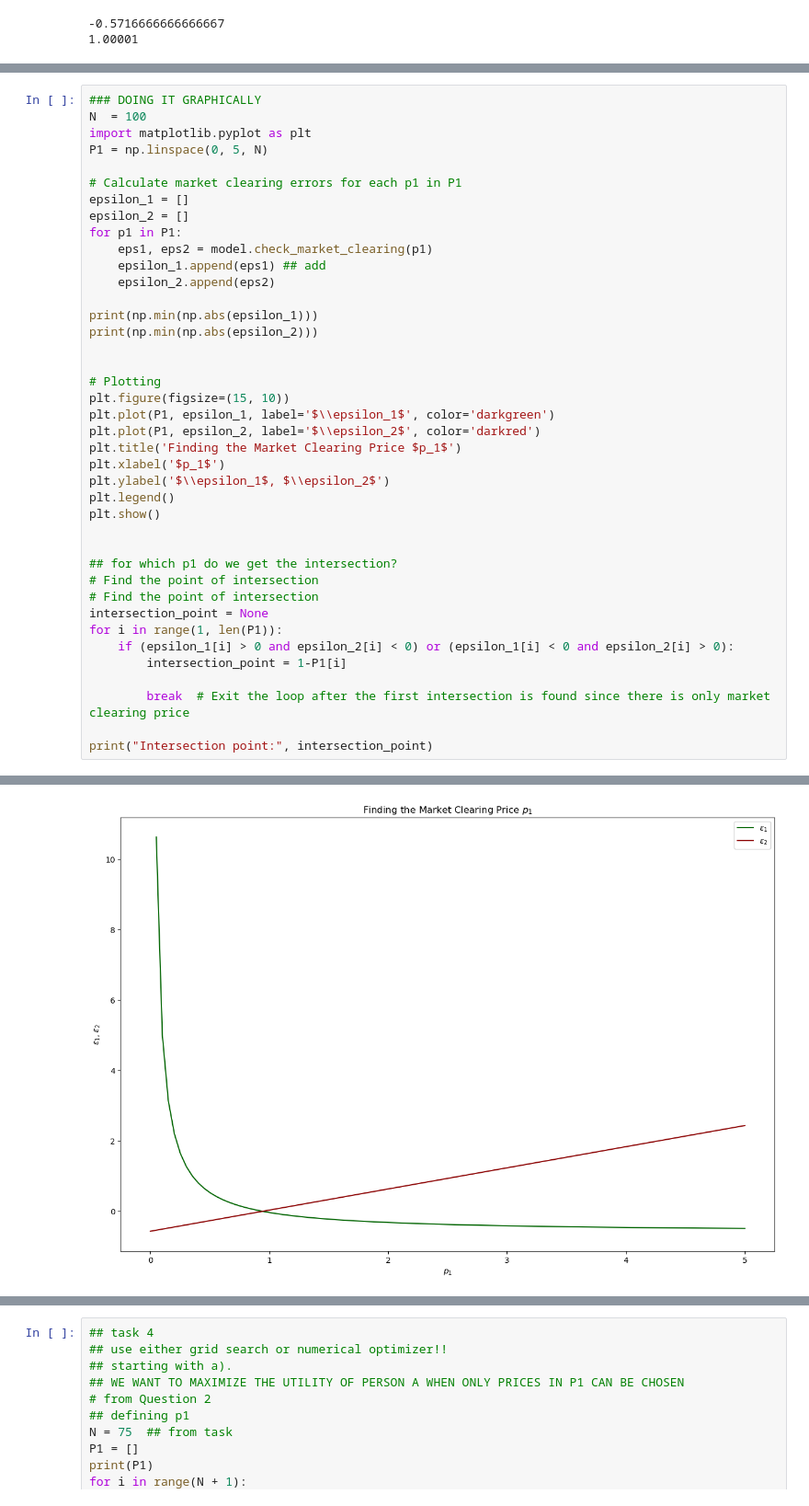
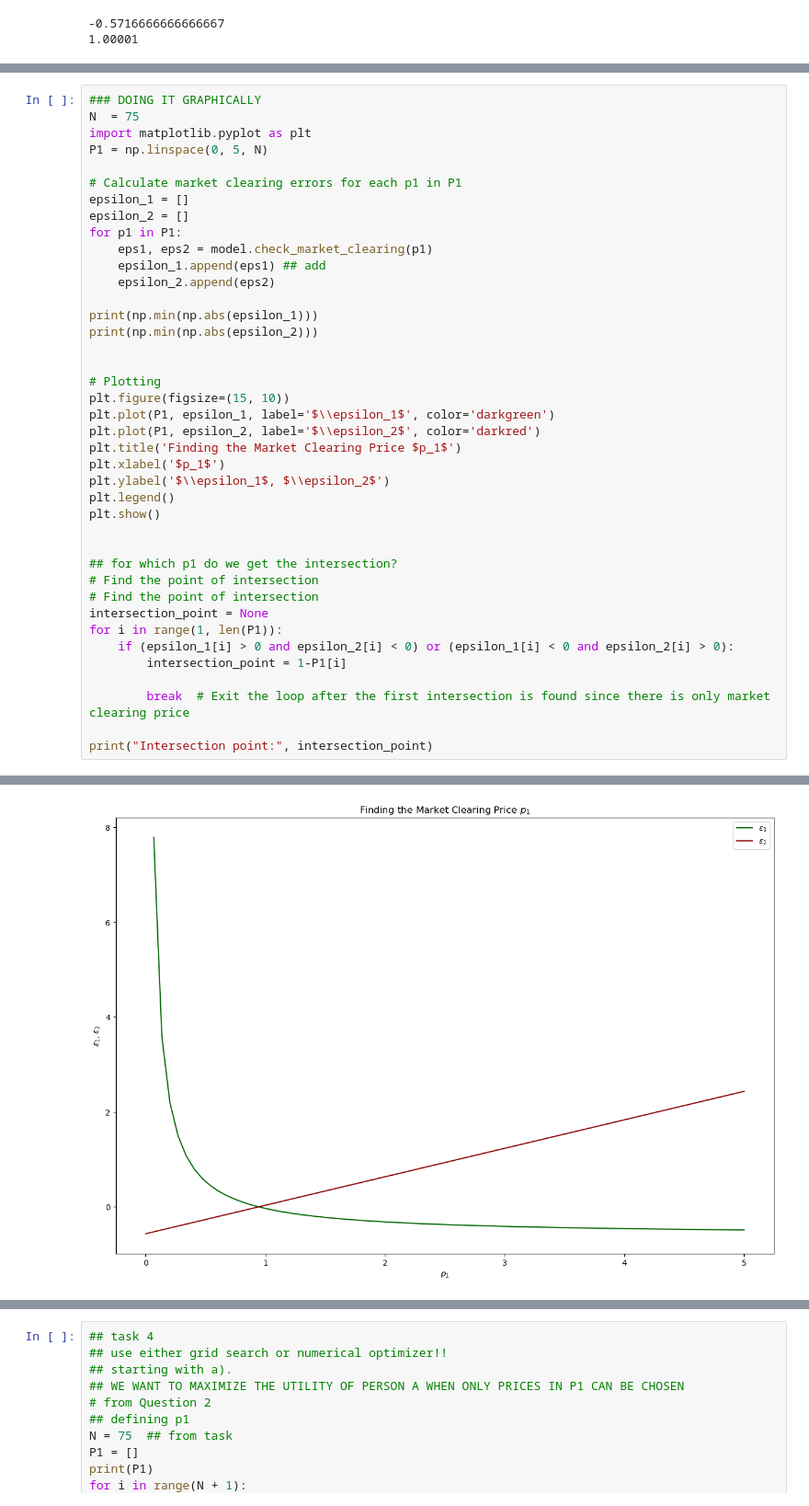
Before and after one commit to NumEconCopenhagen/projects-2024-darja-eloise-christian, a Jupyter notebook: inauguralproject/darja_work.ipynb, the cells around one changed output, grey strips where cells are left out. Shown at 92% size. Drawn from its saved outputs; the diff is of its cells as text.

```diff
--- a/inauguralproject/darja_work.ipynb
+++ b/inauguralproject/darja_work.ipynb
@@ -252,7 +252,7 @@ market equilibrium price not found
 market equilibrium price not found
 # %%
 ### DOING IT GRAPHICALLY
-N  = 100
+N  = 75
 import matplotlib.pyplot as plt
 P1 = np.linspace(0, 5, N)
 
@@ -296 +296 @@ print("Intersection point:", intersection_point)
-[figure, old version]
+[figure, new version]
```
Also changed, not shown: parts of 4 cells of this notebook.
